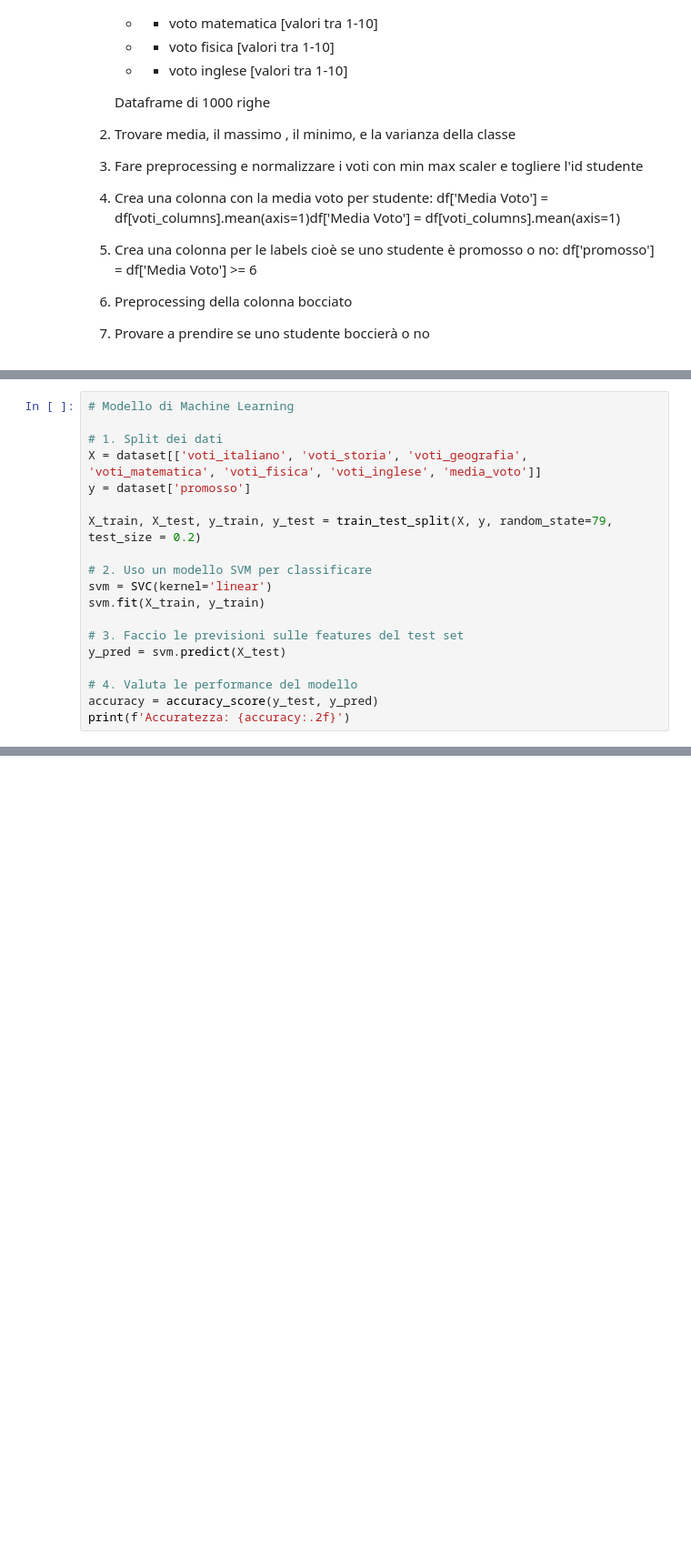
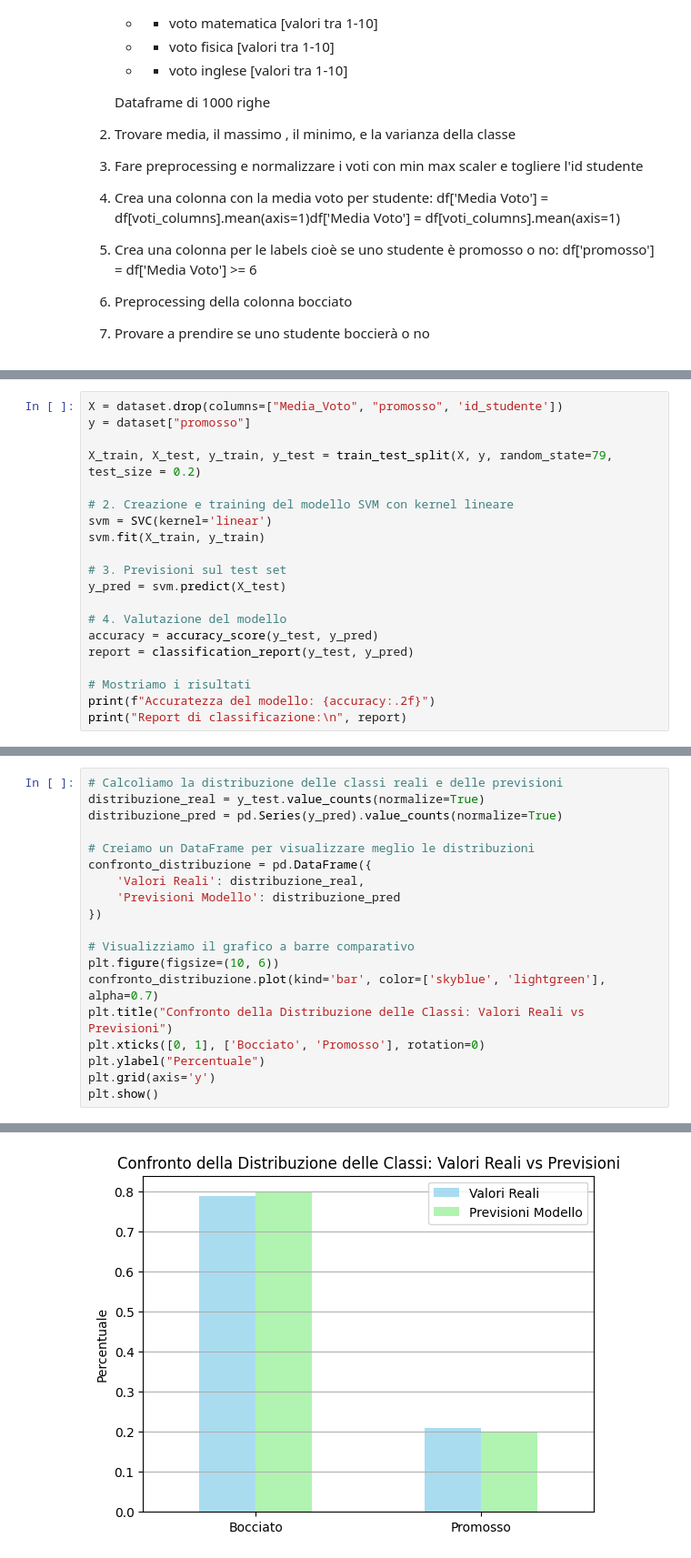
Before and after one commit to LucaRanieri96/PandasExercise, a Jupyter notebook: lesson11Enhanced/lezione_11_nov.ipynb, the cells around one changed output, grey strips where cells are left out. Shown at 91% size. Saved outputs shown, nothing was run; the diff lists cells and outputs as text; blank space fills up the shorter version.

```diff
--- a/lesson11Enhanced/lezione_11_nov.ipynb
+++ b/lesson11Enhanced/lezione_11_nov.ipynb
@@ -194,19 +181,20 @@ display(dataset.head())
 # %%
-# Modello di Machine Learning
-
-# 1. Split dei dati
-X = dataset[['voti_italiano', 'voti_storia', 'voti_geografia', 'voti_matematica', 'voti_fisica', 'voti_inglese', 'media_voto']]
-y = dataset['promosso']
+X = dataset.drop(columns=["Media_Voto", "promosso", 'id_studente'])
+y = dataset["promosso"]
 
 X_train, X_test, y_train, y_test = train_test_split(X, y, random_state=79, test_size = 0.2)
 
-# 2. Uso un modello SVM per classificare
+# 2. Creazione e training del modello SVM con kernel lineare
 svm = SVC(kernel='linear')
 svm.fit(X_train, y_train)
 
-# 3. Faccio le previsioni sulle features del test set
+# 3. Previsioni sul test set
 y_pred = svm.predict(X_test)
 
-# 4. Valuta le performance del modello
+# 4. Valutazione del modello
 accuracy = accuracy_score(y_test, y_pred)
-print(f'Accuratezza: {accuracy:.2f}')
+report = classification_report(y_test, y_pred)
+
+# Mostriamo i risultati
+print(f"Accuratezza del modello: {accuracy:.2f}")
+print("Report di classificazione:\n", report)
@@ -212,0 +237,20 @@ print(f'Accuratezza: {accuracy:.2f}')
+# %%
+# Calcoliamo la distribuzione delle classi reali e delle previsioni
+distribuzione_real = y_test.value_counts(normalize=True)
+distribuzione_pred = pd.Series(y_pred).value_counts(normalize=True)
+
+# Creiamo un DataFrame per visualizzare meglio le distribuzioni
+confronto_distribuzione = pd.DataFrame({
+    'Valori Reali': distribuzione_real,
+    'Previsioni Modello': distribuzione_pred
+})
+
+# Visualizziamo il grafico a barre comparativo
+plt.figure(figsize=(10, 6))
+confronto_distribuzione.plot(kind='bar', color=['skyblue', 'lightgreen'], alpha=0.7)
+plt.title("Confronto della Distribuzione delle Classi: Valori Reali vs Previsioni")
+plt.xticks([0, 1], ['Bocciato', 'Promosso'], rotation=0)
+plt.ylabel("Percentuale")
+plt.grid(axis='y')
+plt.show()
+# %% [output]
@@ -212,0 +258 @@ print(f'Accuratezza: {accuracy:.2f}')
+[figure, added]
```
Also changed, not shown: parts of 12 cells of this notebook.
